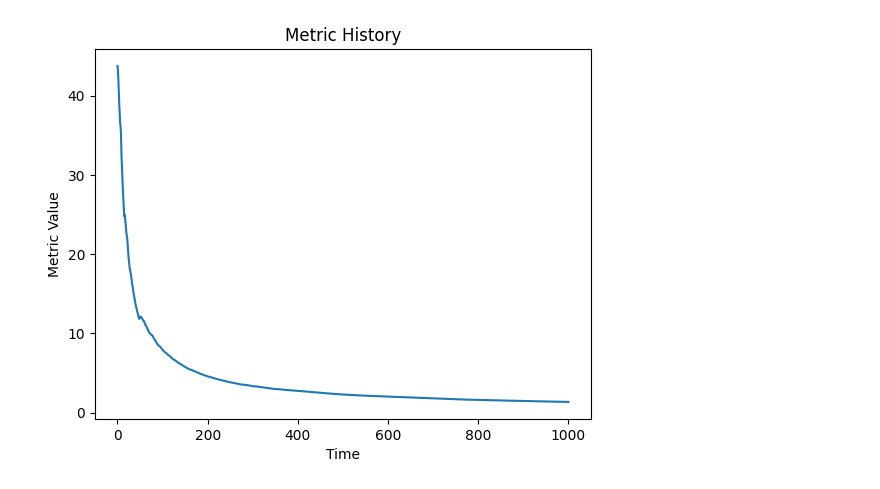
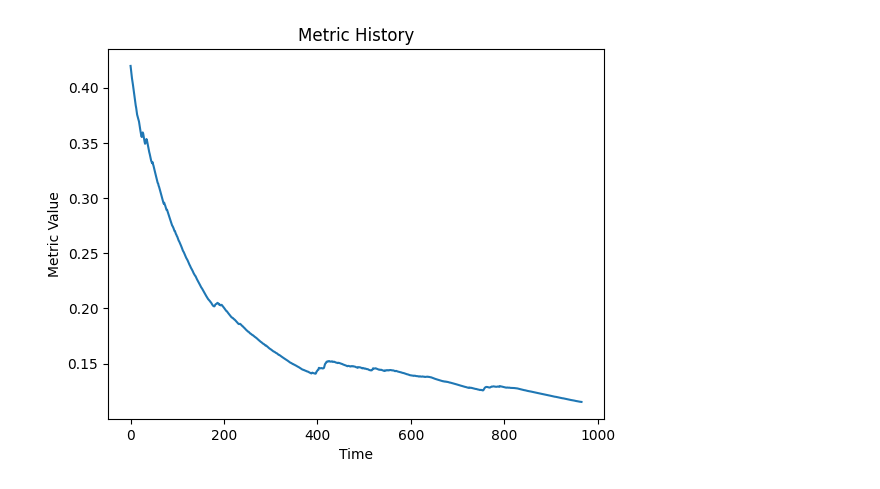
Before and after one commit to mrtrunghieu1/Vietnamese_stock_prediction, a Jupyter notebook: src/notebooks/online_learning.ipynb, the cells around one changed output. Drawn from its saved outputs; the diff is of its cells as text; code cells hidden in the pictures.

```diff
--- a/src/notebooks/online_learning.ipynb
+++ b/src/notebooks/online_learning.ipynb
@@ -62,0 +3,3 @@ MAE: 0.
+# %%
+name = 'CTG'
+data_path = f"C:\\Users\\Admin\\Desktop\\Code\\Vietnamese_stock_prediction-main\\data\\processed\\{name}.csv"
@@ -62,0 +35,15 @@ MAE: 0.
+# %%
+from river import stream
+dataset = stream.iter_csv(
+    data_path,
+    converters={
+        'open': float,
+        'close': float,
+        'high': float,
+        'low': float,
+        'low_2': float,
+    },
+    target='low',
+)
+X, y = next(dataset)
+X, y
@@ -63,9 +93,20 @@ MAE: 0.
 # %%
+from river import metrics
+from river import neighbors
+
+model = neighbors.KNNRegressor()
+metric = metrics.MAE()
 metric_history = []
-# model = linear_model.LogisticRegression()
-for x, y in dataset:
-    y_pred = model.predict_one(x)
+ys = []
+y_preds = []
+
+for X, y in dataset:
+    y_pred = model.predict_one(X)
+    ys.append(y)
+    y_preds.append(y_pred)
     metric = metric.update(y, y_pred)
-    # print(metric)
+
     metric_history.append(metric.get())
-    model = model.learn_one(x, y)
+    model = model.learn_one(X,  y)
+
+metric
@@ -76,9 +139,9 @@ metric.get()
 # %%
 import matplotlib.pyplot as plt
-plt.plot(range(len(metric_history)), metric_history)
+plt.plot(range(len(metric_history[100:])), metric_history[100:])
 plt.xlabel('Time')
 plt.ylabel('Metric Value')
 plt.title('Metric History')
 plt.show()
 # %% [output]
-[figure, old version]
+[figure, new version]
```
Also changed, not shown: parts of 21 cells of this notebook.
